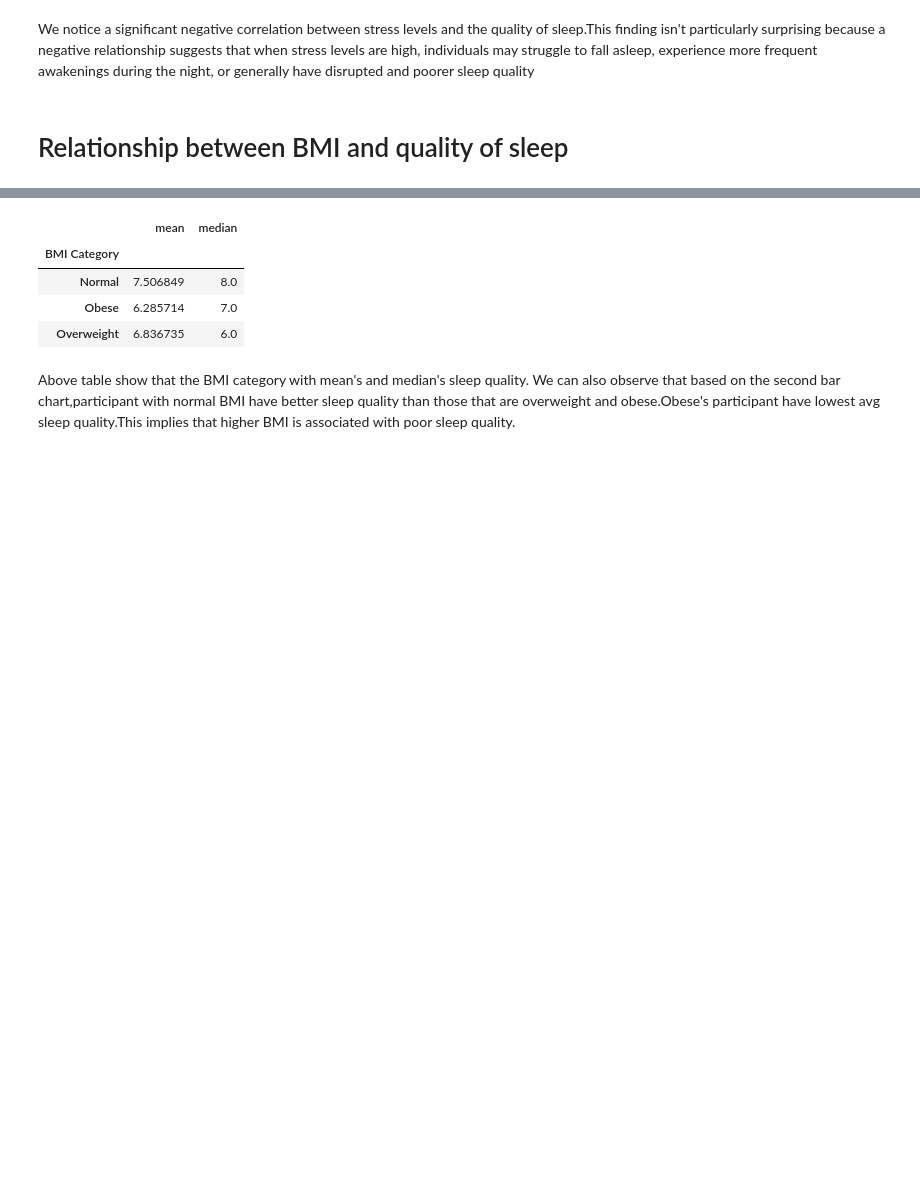
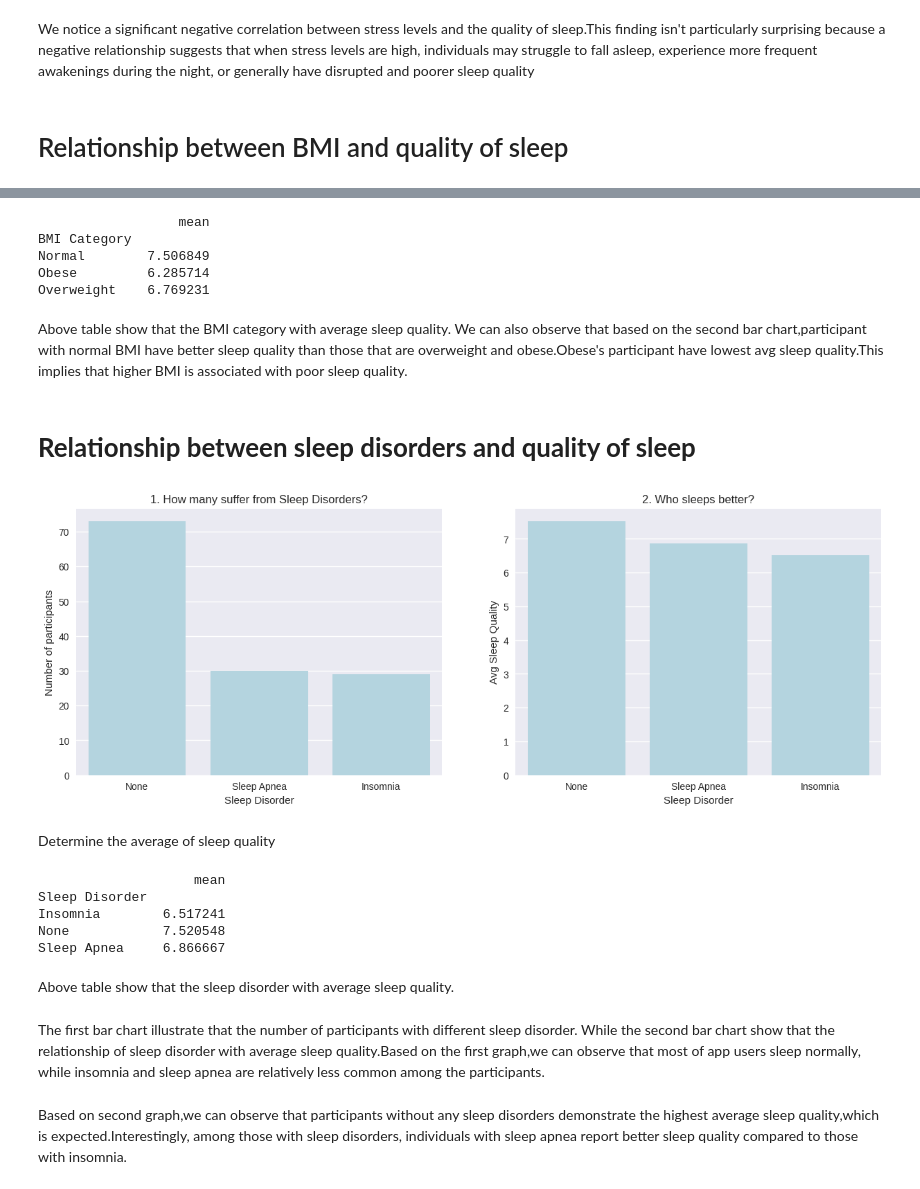
Before and after one commit to zhiweing/WID2003-INTRO-TO-DS-, a Jupyter notebook: Sleep_Health_Analysis.ipynb, the cells around one changed output, grey strips where cells are left out. Saved outputs shown, nothing was run; the diff lists cells and outputs as text; code cells hidden in the pictures; blank space fills up the shorter version.

```diff
--- a/Sleep_Health_Analysis.ipynb
+++ b/Sleep_Health_Analysis.ipynb
@@ -427,11 +429,51 @@ axs[1].set(xlabel="BMI Category", ylabel="Avg Sleep quality")
 # %%
-Sleep_Health_df.groupby('BMI Category')['Quality of Sleep'].agg(['mean', 'median'])
+sleep_quality_mean = Sleep_Health_df.groupby('BMI Category')['Quality of Sleep'].agg(mean='mean')
+print(sleep_quality_mean)
 # %% [output]
-|  | mean | median |
-| BMI Category |  |  |
-| Normal | 7.506849 | 8.0 |
-| Obese | 6.285714 | 7.0 |
-| Overweight | 6.836735 | 6.0 |
+                  mean
+BMI Category
+Normal        7.506849
+Obese         6.285714
+Overweight    6.769231
 # %% [markdown]
-Above table show that the BMI category with mean's and median's sleep quality.
+Above table show that the BMI category with average sleep quality.
 We can also observe that based on the second bar chart,participant with normal BMI have better sleep quality than those that are overweight and obese.Obese's participant have lowest avg sleep quality.This implies that higher BMI is associated with poor sleep quality.
+# %% [markdown]
+# **Relationship between sleep disorders and quality of sleep**
+# %%
+# Suppress warnings due to old Seaborn version
+warnings.simplefilter(action='ignore', category=FutureWarning)
+
+
+fig, axs = plt.subplots(1, 2, figsize=(15, 5))
+
+# Plot the first graph
+sns.countplot(data=Sleep_Health_df, x="Sleep Disorder", color="lightblue", ax=axs[0]).set_title("1. How many suffer from Sleep Disorders?")
+axs[0].set(xlabel="Sleep Disorder", ylabel="Number of participants")
+
+# Plot the second graph
+sleep_disorder_quality_mean = Sleep_Health_df.groupby('Sleep Disorder')['Quality of Sleep'].mean().sort_values(ascending=False)
+sns.barplot(data=sleep_disorder_quality_mean, color="lightblue", ax=axs[1]).set_title("2. Who sleeps better?")
+axs[1].set(xlabel="Sleep Disorder", ylabel="Avg Sleep Quality")
+
+# Show the plot
+plt.show()
+# %% [output]
+[figure, added]
+# %% [markdown]
+Determine the average of sleep quality
+# %%
+sleep_quality_stats = Sleep_Health_df.groupby('Sleep Disorder')['Quality of Sleep'].agg(mean='mean')
+print(sleep_quality_stats)
+# %% [output]
+                    mean
+Sleep Disorder
+Insomnia        6.517241
+None            7.520548
+Sleep Apnea     6.866667
+# %% [markdown]
+Above table show that the sleep disorder with average sleep quality.
+# %% [markdown]
+The first bar chart illustrate that the number of participants with different sleep disorder. While the second bar chart show that the relationship of sleep disorder with average sleep quality.Based on the first graph,we can observe that most of app users sleep normally, while insomnia and sleep apnea are relatively less common among the participants.
+# %% [markdown]
+Based on second graph,we can observe that participants without any sleep disorders demonstrate the highest average sleep quality,which is expected.Interestingly, among those with sleep disorders, individuals with sleep apnea report better sleep quality compared to those with insomnia.
```
Also changed, not shown: parts of 8 cells of this notebook.
